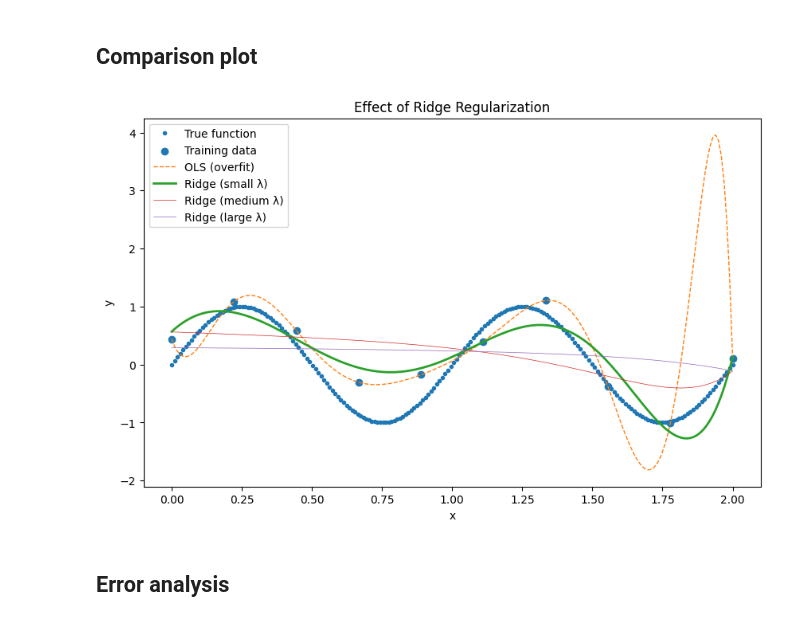
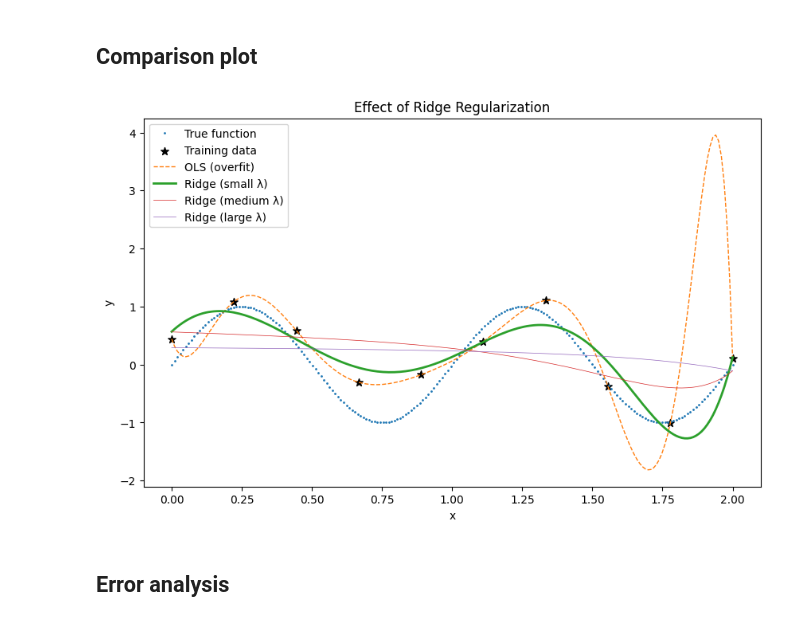
Before and after one commit to MatteoTorzy/acm, a Jupyter notebook: Linear_regression/Ridge_regression.ipynb, the cells around one changed output. Drawn from its saved outputs; the diff is of its cells as text; code cells hidden in the pictures.

```diff
--- a/Linear_regression/Ridge_regression.ipynb
+++ b/Linear_regression/Ridge_regression.ipynb
@@ -77,25 +77,25 @@ y_ridge_large = ridge_large.predict(X_test_poly_scaled)
 # %%
 plt.figure(figsize=(10, 6))
 
 # True function
-plt.plot(X_test, y_test_true, '.', label="True function", linewidth=2)
+plt.plot(X_test, y_test_true, '.', label="True function", ms=2)
 
 # Training data
-plt.scatter(X, y, label="Training data")
+plt.scatter(X, y, marker='*', s=50, color='k', label="Training data")
 
 # Models
 plt.plot(X_test, y_ols, '--', linewidth=1, label="OLS (overfit)")
 plt.plot(X_test, y_ridge_small, linewidth=2, label="Ridge (small λ)")
 plt.plot(X_test, y_ridge_medium, linewidth=0.5, label="Ridge (medium λ)")
 plt.plot(X_test, y_ridge_large, linewidth=0.5, label="Ridge (large λ)")
 
 plt.legend()
 plt.title("Effect of Ridge Regularization")
 plt.xlabel("x")
 plt.ylabel("y")
 plt.show()
 # %% [output]
-[figure, old version]
+[figure, new version]
 # %% [markdown]
 ## Error analysis
 # %%
```
